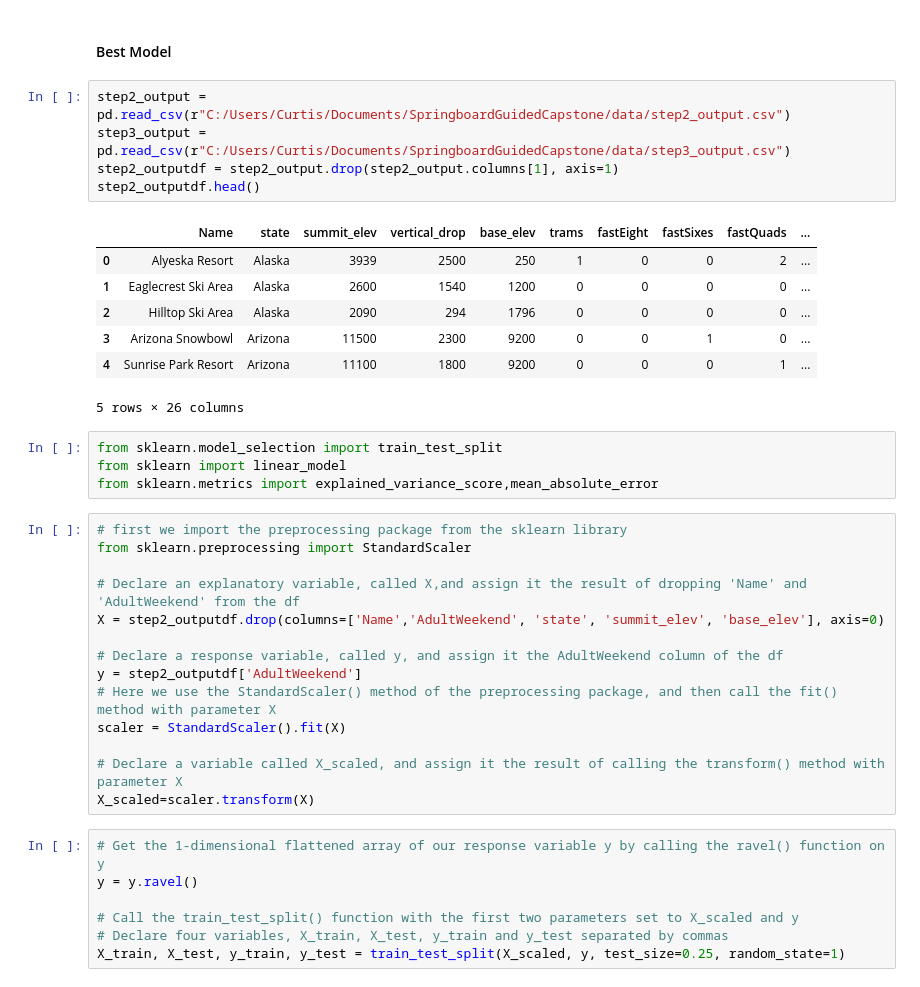
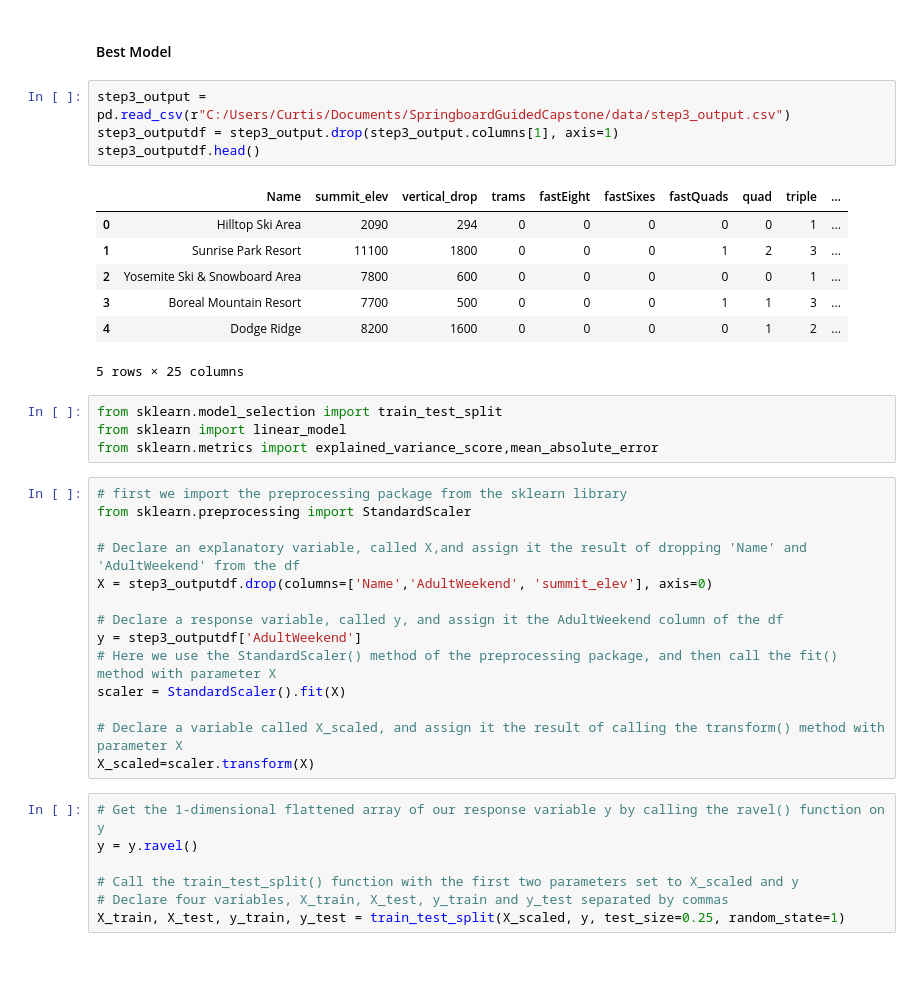
Before and after one commit to curtistr05/SpringboardGuidedCapstone, a Jupyter notebook: GuidedCapstoneStep6HL.ipynb, the cells around one changed output. Saved outputs shown, nothing was run; the diff lists cells and outputs as text.

```diff
--- a/GuidedCapstoneStep6HL.ipynb
+++ b/GuidedCapstoneStep6HL.ipynb
@@ -45,18 +45,17 @@ from sklearn.metrics import explained_variance_score,mean_absolute_error
 # %% [markdown]
 #### Best Model
 # %%
-step2_output = pd.read_csv(r"C:/Users/Curtis/Documents/SpringboardGuidedCapstone/data/step2_output.csv")
 step3_output = pd.read_csv(r"C:/Users/Curtis/Documents/SpringboardGuidedCapstone/data/step3_output.csv")
-step2_outputdf = step2_output.drop(step2_output.columns[1], axis=1)
-step2_outputdf.head()
+step3_outputdf = step3_output.drop(step3_output.columns[1], axis=1)
+step3_outputdf.head()
 # %% [output]
-|  | Name | state | summit_elev | vertical_drop | base_elev | trams | fastEight | fastSixes | fastQuads | ... |
-| 0 | Alyeska Resort | Alaska | 3939 | 2500 | 250 | 1 | 0 | 0 | 2 | ... |
-| 1 | Eaglecrest Ski Area | Alaska | 2600 | 1540 | 1200 | 0 | 0 | 0 | 0 | ... |
-| 2 | Hilltop Ski Area | Alaska | 2090 | 294 | 1796 | 0 | 0 | 0 | 0 | ... |
-| 3 | Arizona Snowbowl | Arizona | 11500 | 2300 | 9200 | 0 | 0 | 1 | 0 | ... |
-| 4 | Sunrise Park Resort | Arizona | 11100 | 1800 | 9200 | 0 | 0 | 0 | 1 | ... |
+|  | Name | summit_elev | vertical_drop | trams | fastEight | fastSixes | fastQuads | quad | triple | ... |
+| 0 | Hilltop Ski Area | 2090 | 294 | 0 | 0 | 0 | 0 | 0 | 1 | ... |
+| 1 | Sunrise Park Resort | 11100 | 1800 | 0 | 0 | 0 | 1 | 2 | 3 | ... |
+| 2 | Yosemite Ski & Snowboard Area | 7800 | 600 | 0 | 0 | 0 | 0 | 0 | 1 | ... |
+| 3 | Boreal Mountain Resort | 7700 | 500 | 0 | 0 | 0 | 1 | 1 | 3 | ... |
+| 4 | Dodge Ridge | 8200 | 1600 | 0 | 0 | 0 | 0 | 1 | 2 | ... |
-5 rows × 26 columns
+5 rows × 25 columns
 # %%
 from sklearn.model_selection import train_test_split
 from sklearn import linear_model
@@ -66,10 +65,10 @@ from sklearn.metrics import explained_variance_score,mean_absolute_error
 from sklearn.preprocessing import StandardScaler
 
 # Declare an explanatory variable, called X,and assign it the result of dropping 'Name' and 'AdultWeekend' from the df
-X = step2_outputdf.drop(columns=['Name','AdultWeekend', 'state', 'summit_elev', 'base_elev'], axis=0)
+X = step3_outputdf.drop(columns=['Name','AdultWeekend', 'summit_elev'], axis=0)
 
 # Declare a response variable, called y, and assign it the AdultWeekend column of the df
-y = step2_outputdf['AdultWeekend']
+y = step3_outputdf['AdultWeekend']
 # Here we use the StandardScaler() method of the preprocessing package, and then call the fit() method with parameter X
 scaler = StandardScaler().fit(X)
 
```
Also changed, not shown: parts of 12 cells of this notebook, 4 other files.
